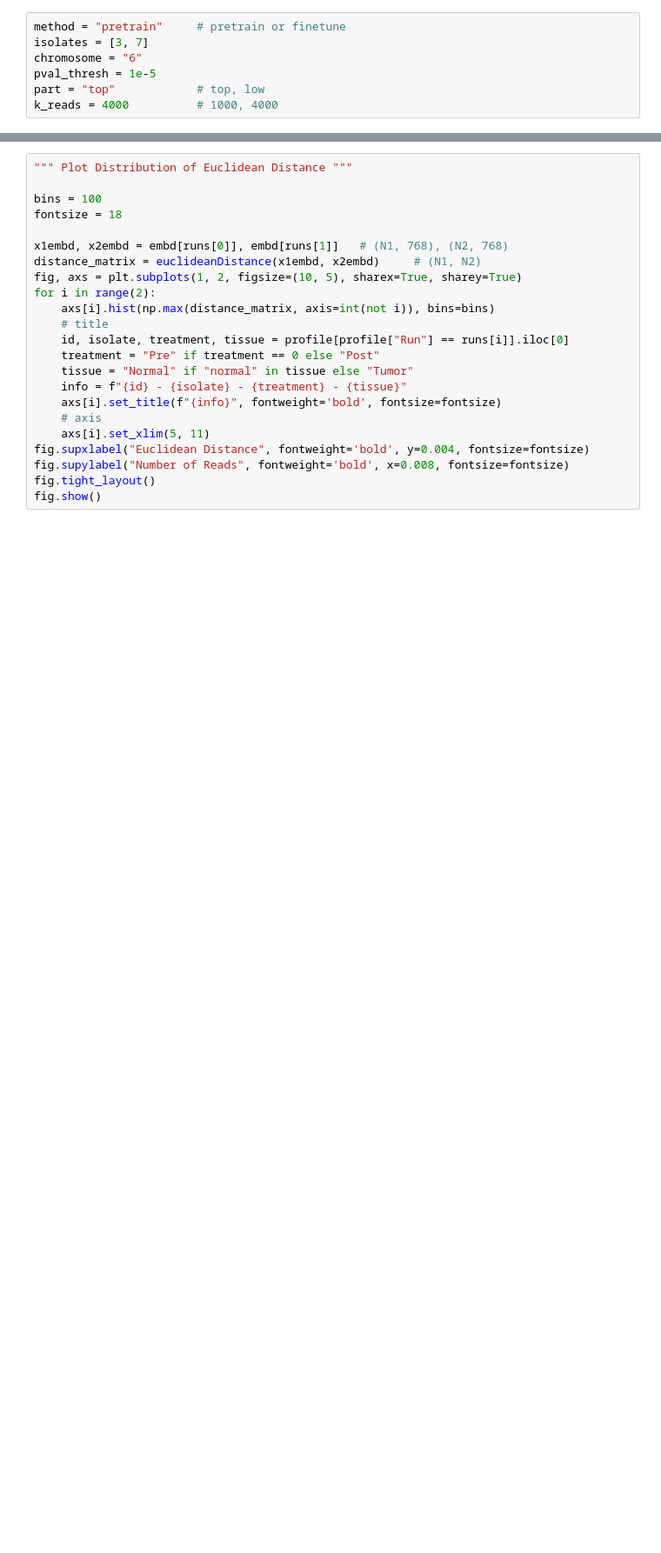
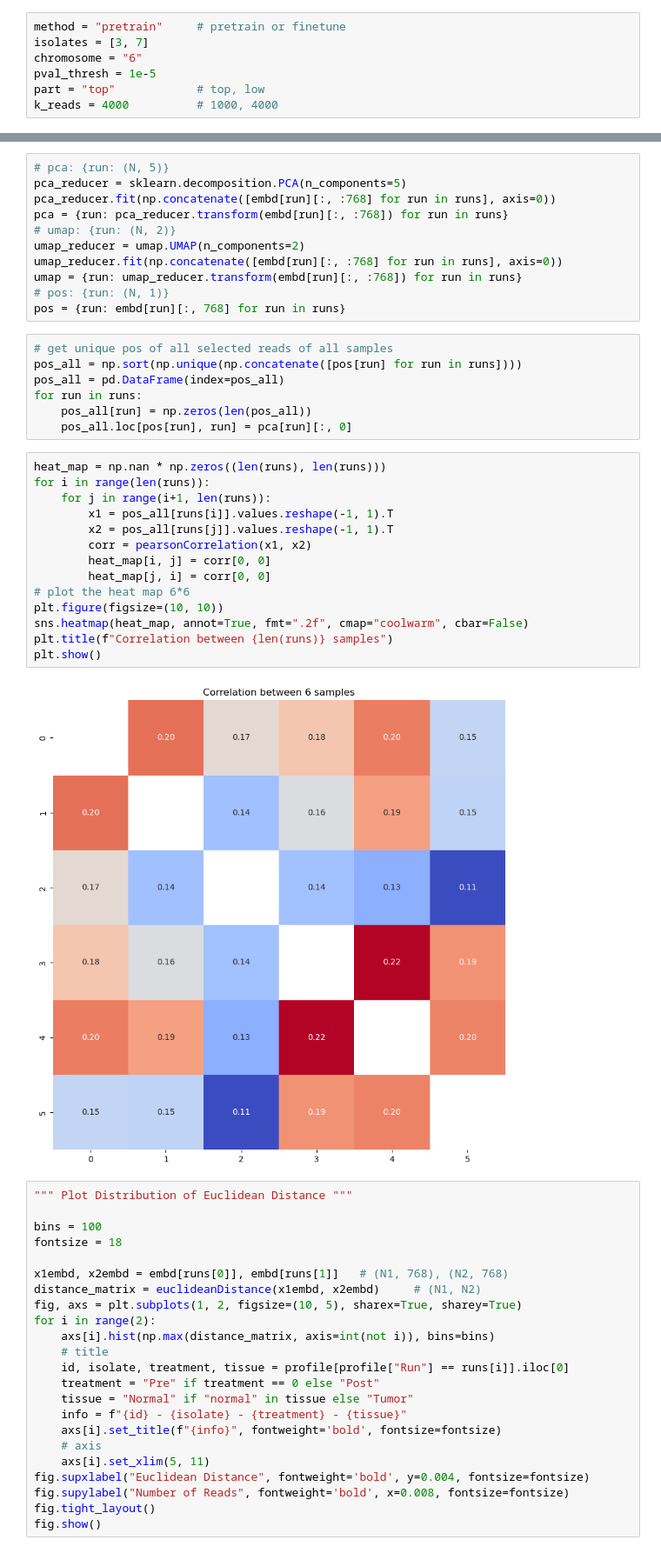
Before and after one commit to tianrui-qi/SIP-DB2, a Jupyter notebook: main.ipynb, the cells around one changed output, grey strips where cells are left out. Shown: that part at 87% size. Cells and saved outputs as stored; diff of their text form; blank space fills up the shorter version.

```diff
--- a/main.ipynb
+++ b/main.ipynb
@@ -93,3 +116,37 @@ for i in range(len(runs)):
+# %%
+# pca: {run: (N, 5)}
+pca_reducer = sklearn.decomposition.PCA(n_components=5)
+pca_reducer.fit(np.concatenate([embd[run][:, :768] for run in runs], axis=0))
+pca = {run: pca_reducer.transform(embd[run][:, :768]) for run in runs}
+# umap: {run: (N, 2)}
+umap_reducer = umap.UMAP(n_components=2)
+umap_reducer.fit(np.concatenate([embd[run][:, :768] for run in runs], axis=0))
+umap = {run: umap_reducer.transform(embd[run][:, :768]) for run in runs}
+# pos: {run: (N, 1)}
+pos = {run: embd[run][:, 768] for run in runs}
+# %%
+# get unique pos of all selected reads of all samples
+pos_all = np.sort(np.unique(np.concatenate([pos[run] for run in runs])))
+pos_all = pd.DataFrame(index=pos_all)
+for run in runs:
+    pos_all[run] = np.zeros(len(pos_all))
+    pos_all.loc[pos[run], run] = pca[run][:, 0]
+# %%
+heat_map = np.nan * np.zeros((len(runs), len(runs)))
+for i in range(len(runs)):
+    for j in range(i+1, len(runs)):
+        x1 = pos_all[runs[i]].values.reshape(-1, 1).T
+        x2 = pos_all[runs[j]].values.reshape(-1, 1).T
+        corr = pearsonCorrelation(x1, x2)
+        heat_map[i, j] = corr[0, 0]
+        heat_map[j, i] = corr[0, 0]
+# plot the heat map 6*6
+plt.figure(figsize=(10, 10))
+sns.heatmap(heat_map, annot=True, fmt=".2f", cmap="coolwarm", cbar=False)
+plt.title(f"Correlation between {len(runs)} samples")
+plt.show()
+# %% [output]
+[figure, added]
 # %%
 """ Plot Distribution of Euclidean Distance """
 
```
Also changed, not shown: parts of 6 cells of this notebook.
